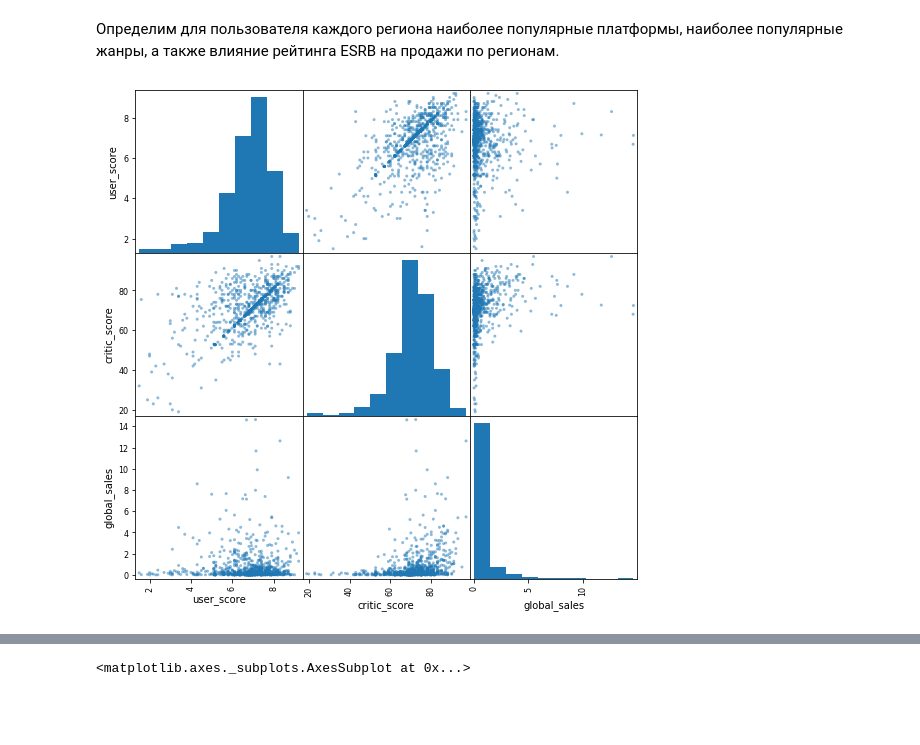
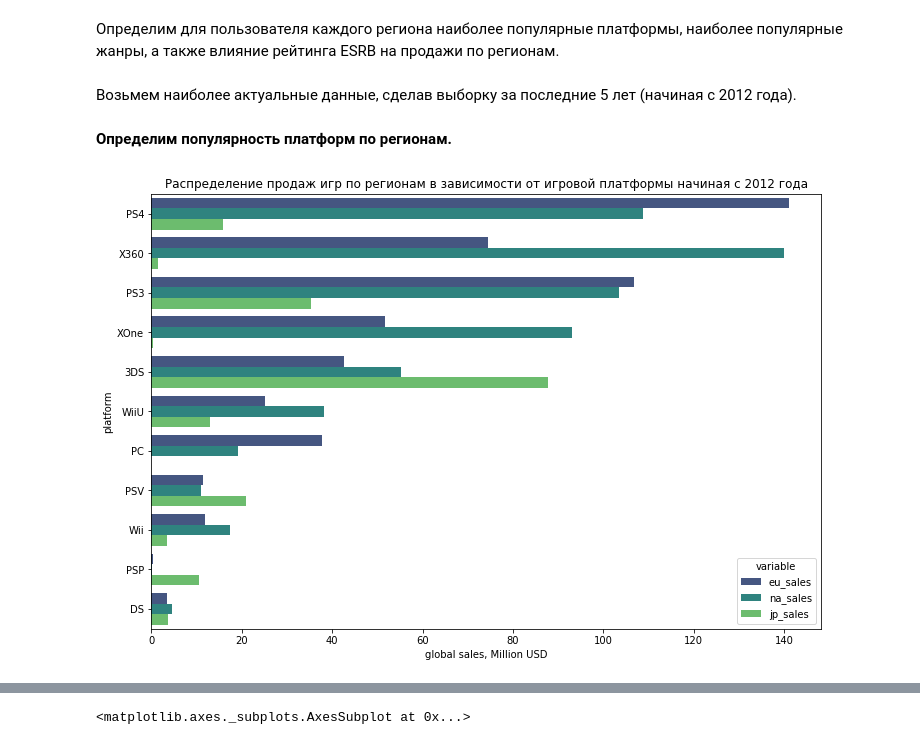
Before and after one commit to nktnlx/data_analysis_portfolio, a Jupyter notebook: video_games_sales.ipynb, the cells around one changed output, grey strips where cells are left out. Saved outputs shown, nothing was run; the diff lists cells and outputs as text; code cells hidden in the pictures; blank space fills up the shorter version.

```diff
--- a/video_games_sales.ipynb
+++ b/video_games_sales.ipynb
@@ -1622,7 +1683,34 @@ print('Коэффициент корреляции глобальных прод
 # Этап 4. Портрет пользователя каждого региона
 # %% [markdown]
 Определим для пользователя каждого региона наиболее популярные платформы, наиболее популярные жанры, а также влияние рейтинга ESRB на продажи по регионам.
-# %%
-pd.plotting.scatter_matrix(df_3p[['user_score', 'critic_score', 'global_sales']], figsize=(9, 9));
-# %% [output]
-[figure, removed]
+# %% [markdown]
+Возьмем наиболее актуальные данные, сделав выборку за последние 5 лет (начиная с 2012 года).
+# %%
+# отбираем данные за последние пять лет
+df_4 = df[df['year_of_release'] > 2011].reset_index(drop=True)
+# %% [markdown]
+**Определим популярность платформ по регионам.**
+# %%
+# получаем необходимый срез данных
+df_4_region = df_4[['platform', 'na_sales', 'eu_sales', 'jp_sales']] \
+    .groupby('platform', as_index=False) \
+    .agg({'na_sales': 'sum', 'eu_sales': 'sum', 'jp_sales': 'sum'}) \
+    .melt(id_vars=['platform']) \
+    .sort_values('value', ascending=False)
+# %%
+# размер фигуры
+plt.figure(figsize=(12, 8))
+
+# задание параметров построения графика
+ax = sns.barplot(y=df_4_region.platform,
+                 x=df_4_region.value,
+                 orient='h',
+                 color='#6925c2',
+                 palette='viridis',
+                 hue=df_4_region.variable);
+
+# подписи осей и названия
+plt.xlabel('global sales, Million USD')
+plt.title('Распределение продаж игр по регионам в зависимости от игровой платформы начиная с 2012 года');
+# %% [output]
+[figure, added]
```
Also changed, not shown: parts of 23 cells of this notebook.
